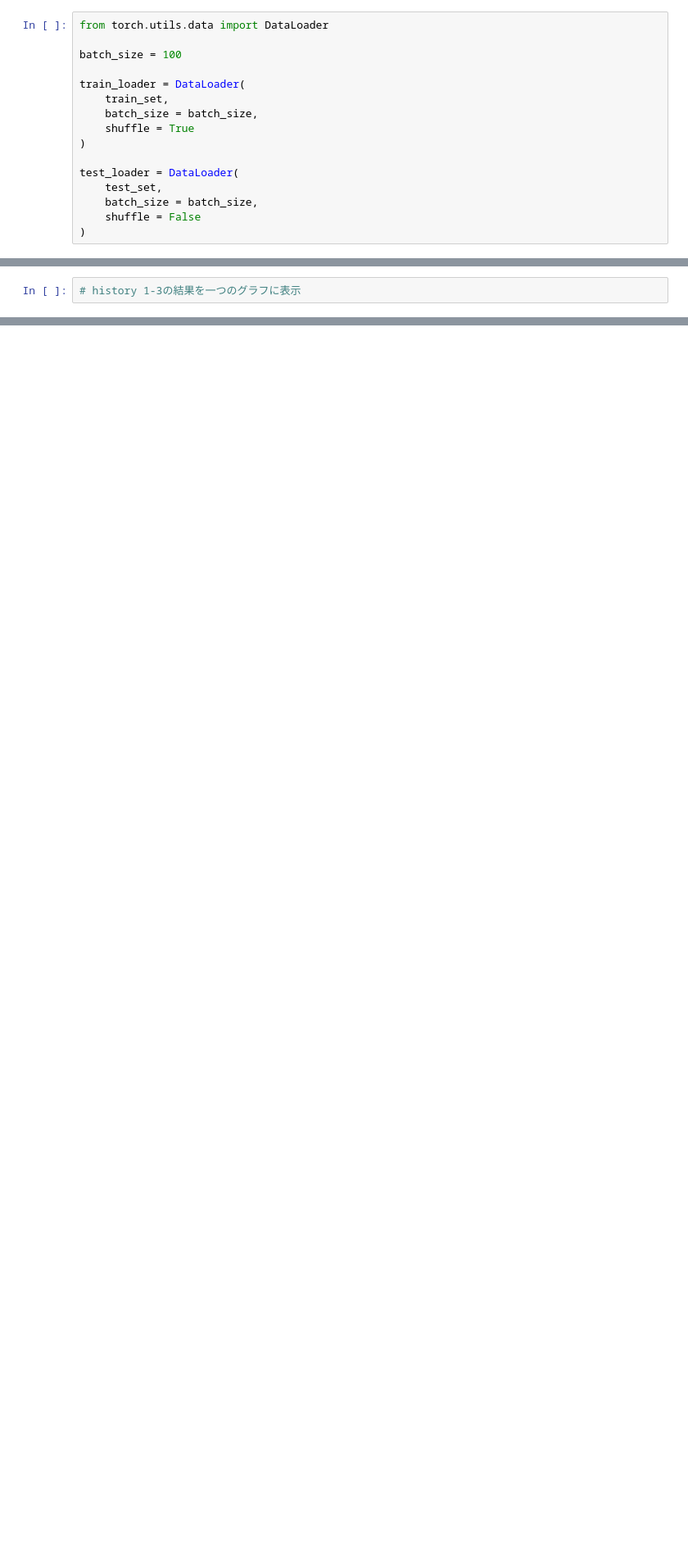
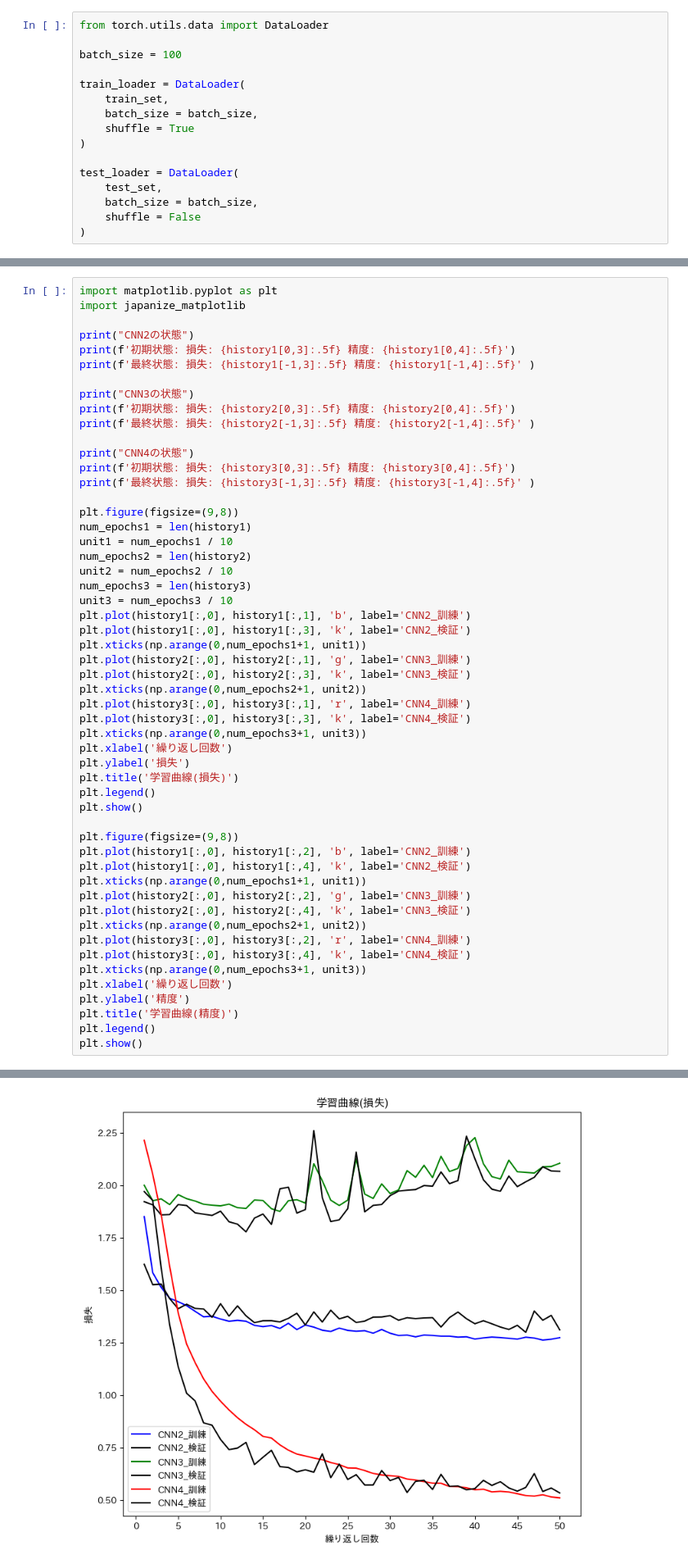
Before and after one commit to kokoa454/python_school, a Jupyter notebook: deep_learning/cnn_comparisons/cnn_comparisons.ipynb, the cells around one changed output, grey strips where cells are left out. Shown at 82% size. Saved outputs shown, nothing was run; the diff lists cells and outputs as text; blank space fills up the shorter version.

```diff
--- a/deep_learning/cnn_comparisons/cnn_comparisons.ipynb
+++ b/deep_learning/cnn_comparisons/cnn_comparisons.ipynb
@@ -325,2 +364,54 @@ history3 = fit(net, optimizer, criterion, num_epochs, train_loader, test_loader,
 # %%
-# history 1-3の結果を一つのグラフに表示
+import matplotlib.pyplot as plt
+import japanize_matplotlib
+
+print("CNN2の状態")
+print(f'初期状態: 損失: {history1[0,3]:.5f} 精度: {history1[0,4]:.5f}')
+print(f'最終状態: 損失: {history1[-1,3]:.5f} 精度: {history1[-1,4]:.5f}' )
+
+print("CNN3の状態")
+print(f'初期状態: 損失: {history2[0,3]:.5f} 精度: {history2[0,4]:.5f}')
+print(f'最終状態: 損失: {history2[-1,3]:.5f} 精度: {history2[-1,4]:.5f}' )
+
+print("CNN4の状態")
+print(f'初期状態: 損失: {history3[0,3]:.5f} 精度: {history3[0,4]:.5f}')
+print(f'最終状態: 損失: {history3[-1,3]:.5f} 精度: {history3[-1,4]:.5f}' )
+
+plt.figure(figsize=(9,8))
+num_epochs1 = len(history1)
+unit1 = num_epochs1 / 10
+num_epochs2 = len(history2)
+unit2 = num_epochs2 / 10
+num_epochs3 = len(history3)
+unit3 = num_epochs3 / 10
+plt.plot(history1[:,0], history1[:,1], 'b', label='CNN2_訓練')
+plt.plot(history1[:,0], history1[:,3], 'k', label='CNN2_検証')
+plt.xticks(np.arange(0,num_epochs1+1, unit1))
+plt.plot(history2[:,0], history2[:,1], 'g', label='CNN3_訓練')
+plt.plot(history2[:,0], history2[:,3], 'k', label='CNN3_検証')
+plt.xticks(np.arange(0,num_epochs2+1, unit2))
+plt.plot(history3[:,0], history3[:,1], 'r', label='CNN4_訓練')
+plt.plot(history3[:,0], history3[:,3], 'k', label='CNN4_検証')
+plt.xticks(np.arange(0,num_epochs3+1, unit3))
+plt.xlabel('繰り返し回数')
+plt.ylabel('損失')
+plt.title('学習曲線(損失)')
+plt.legend()
+plt.show()
+
+plt.figure(figsize=(9,8))
+plt.plot(history1[:,0], history1[:,2], 'b', label='CNN2_訓練')
+plt.plot(history1[:,0], history1[:,4], 'k', label='CNN2_検証')
+plt.xticks(np.arange(0,num_epochs1+1, unit1))
+plt.plot(history2[:,0], history2[:,2], 'g', label='CNN3_訓練')
+plt.plot(history2[:,0], history2[:,4], 'k', label='CNN3_検証')
+plt.xticks(np.arange(0,num_epochs2+1, unit2))
+plt.plot(history3[:,0], history3[:,2], 'r', label='CNN4_訓練')
+plt.plot(history3[:,0], history3[:,4], 'k', label='CNN4_検証')
+plt.xticks(np.arange(0,num_epochs3+1, unit3))
+plt.xlabel('繰り返し回数')
+plt.ylabel('精度')
+plt.title('学習曲線(精度)')
+plt.legend()
+plt.show()
+# %% [output]
@@ -326,0 +427 @@ history3 = fit(net, optimizer, criterion, num_epochs, train_loader, test_loader,
+[figure, added]
```
Also changed, not shown: parts of 4 cells of this notebook.
